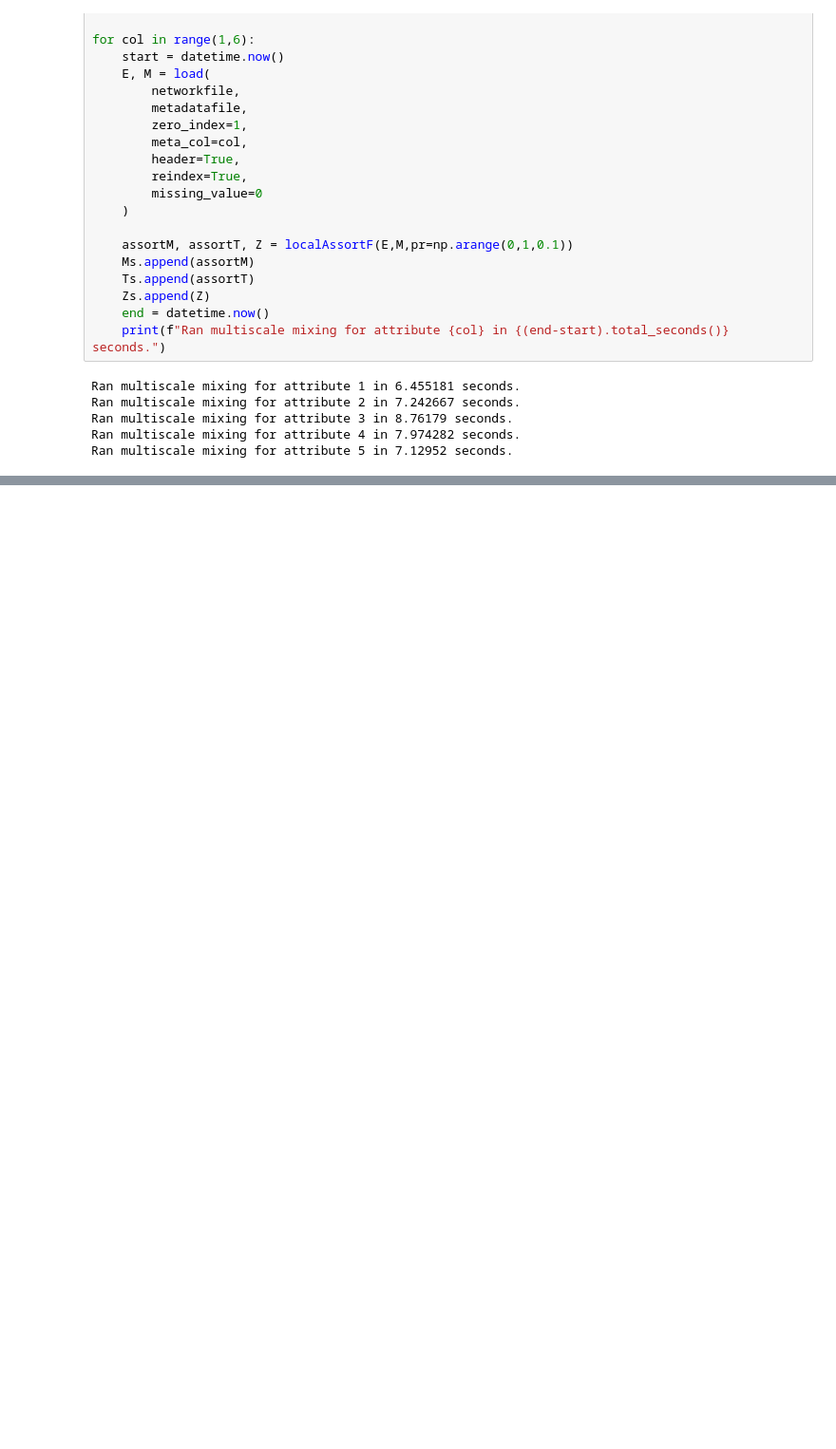
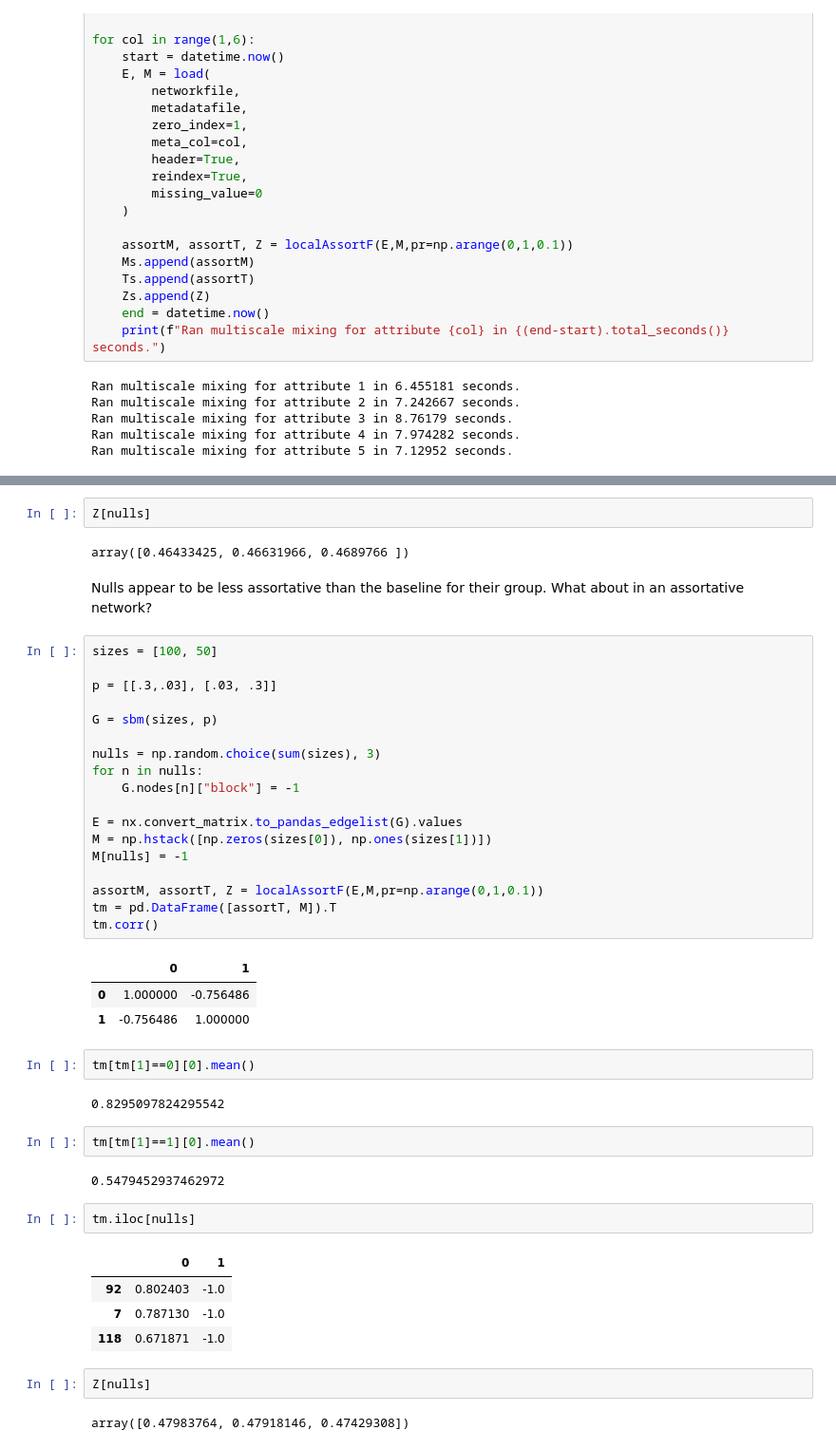
Before and after one commit to piratepeel/MultiscaleMixing, a Jupyter notebook: Batch.ipynb, the cells around one changed output, grey strips where cells are left out. Shown at 95% size. Cells and saved outputs as stored; diff of their text form; blank space fills up the shorter version.

```diff
--- a/Batch.ipynb
+++ b/Batch.ipynb
@@ -37,0 +192,47 @@ Ran multiscale mixing for attribute 5 in 7.12952 seconds.
+# %%
+Z[nulls]
+# %% [output]
+array([0.46433425, 0.46631966, 0.4689766 ])
+# %% [markdown]
+Nulls appear to be less assortative than the baseline for their group.  What about in an assortative network?
+# %%
+sizes = [100, 50]
+
+p = [[.3,.03], [.03, .3]]
+
+G = sbm(sizes, p)
+
+nulls = np.random.choice(sum(sizes), 3)
+for n in nulls:
+    G.nodes[n]["block"] = -1
+
+E = nx.convert_matrix.to_pandas_edgelist(G).values
+M = np.hstack([np.zeros(sizes[0]), np.ones(sizes[1])])
+M[nulls] = -1
+
+assortM, assortT, Z = localAssortF(E,M,pr=np.arange(0,1,0.1))
+tm = pd.DataFrame([assortT, M]).T
+tm.corr()
+# %% [output]
+|  | 0 | 1 |
+| 0 | 1.000000 | -0.756486 |
+| 1 | -0.756486 | 1.000000 |
+# %%
+tm[tm[1]==0][0].mean()
+# %% [output]
+0.8295097824295542
+# %%
+tm[tm[1]==1][0].mean()
+# %% [output]
+0.5479452937462972
+# %%
+tm.iloc[nulls]
+# %% [output]
+|  | 0 | 1 |
+| 92 | 0.802403 | -1.0 |
+| 7 | 0.787130 | -1.0 |
+| 118 | 0.671871 | -1.0 |
+# %%
+Z[nulls]
+# %% [output]
+array([0.47983764, 0.47918146, 0.47429308])
```
Also changed, not shown: parts of 41 cells of this notebook.
